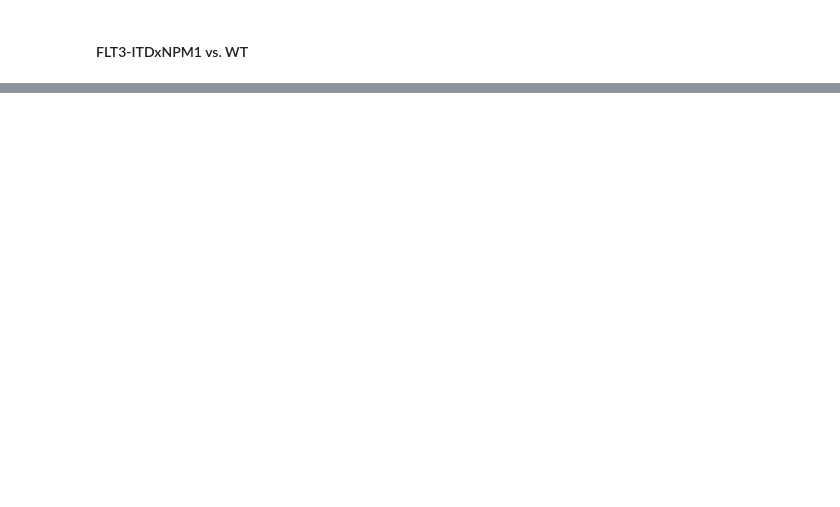
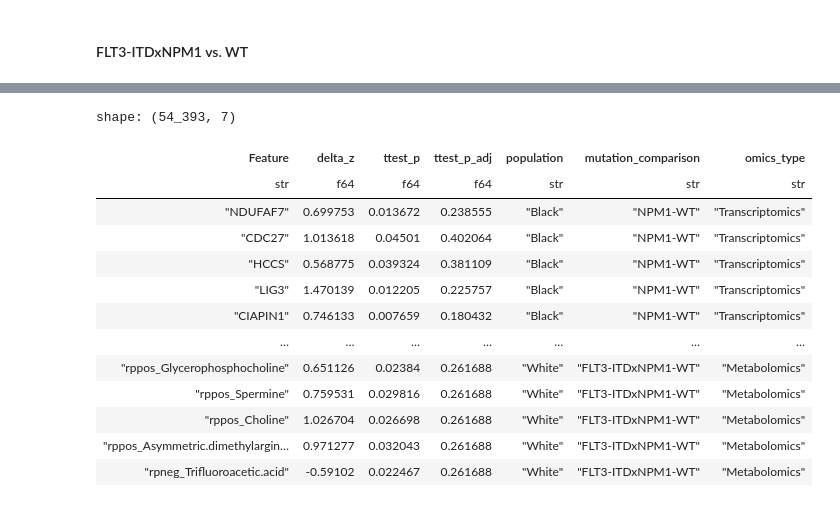
Before and after one commit to PNNL-CompBio/amlMultidrugResistance, a Jupyter notebook: aml_outcome_disparities/analysis/mutations/5_differential_expression.ipynb, the cells around one changed output, grey strips where cells are left out. Cells and saved outputs as stored; diff of their text form; code cells hidden in the pictures; blank space fills up the shorter version.

```diff
--- a/aml_outcome_disparities/analysis/mutations/5_differential_expression.ipynb
+++ b/aml_outcome_disparities/analysis/mutations/5_differential_expression.ipynb
@@ -55,0 +84,3 @@ GREY = "#454545"
+# %%
+with open(AUTH_TOKEN, "r") as atf:
+    SYN = synapseclient.login(authToken=atf.read())
@@ -66,12 +109,15 @@ def load_data_add_delta_z_and_ttest_p(
     loads a specified -omics block for a selected data subset,
     adds ∆z and t-test p-value columns for the comparison of mutant vs. WT samples
     """
+    print("=" * 20 + f"{subset_id=} {block=}" + "=" * 20)
     # load subset sample columns
-    with open(os.path.join(CACHE_DIR, f"{subset_id}_cols.pkl"), "rb") as pf:
-        wt_cols, mut_cols = pickle.load(pf)
+    with open(SYN.get(SUBSET_DATA_SYN_IDS[f"{subset_id}_wt-cols.txt"]).path, "r") as wtf:
+        wt_cols = wtf.read().split("\n")
+    with open(SYN.get(SUBSET_DATA_SYN_IDS[f"{subset_id}_mut-cols.txt"]).path, "r") as mutf:
+        mut_cols = mutf.read().split("\n")
 
     # load subset omics data
-    omics_subset = pl.read_ipc(os.path.join(CACHE_DIR, f"{subset_id}.arrow"))
+    omics_subset = pl.read_ipc(SYN.get(SUBSET_DATA_SYN_IDS[f"{subset_id}.arrow"]).path)
 
     # select out the block of interest, add columns, return
     return (
@@ -845,0 +908,35 @@ plt.close()
+# %%
+top_features = pl.concat([
+    (
+        top_up_and_down[(subset_id, omics_type)][direction]
+        .select(
+            "Feature",
+            "delta_z",
+            "ttest_p",
+            "ttest_p_adj"
+        )
+        .with_columns(
+            pl.lit({"B": "Black", "W": "White"}[subset_id.split("_", maxsplit=1)[0]]).alias("population"),
+            pl.lit(subset_id.split("_", maxsplit=1)[1]).alias("mutation_comparison"),
+            pl.lit(omics_type).alias("omics_type")
+        )
+    )
+    for (subset_id, omics_type) in top_up_and_down.keys()
+    for direction in ["up", "down"]
+])
+top_features
+# %% [output]
+shape: (54_393, 7)
+| Feature | delta_z | ttest_p | ttest_p_adj | population | mutation_comparison | omics_type |
+| str | f64 | f64 | f64 | str | str | str |
+| "NDUFAF7" | 0.699753 | 0.013672 | 0.238555 | "Black" | "NPM1-WT" | "Transcriptomics" |
+| "CDC27" | 1.013618 | 0.04501 | 0.402064 | "Black" | "NPM1-WT" | "Transcriptomics" |
+| "HCCS" | 0.568775 | 0.039324 | 0.381109 | "Black" | "NPM1-WT" | "Transcriptomics" |
+| "LIG3" | 1.470139 | 0.012205 | 0.225757 | "Black" | "NPM1-WT" | "Transcriptomics" |
+| "CIAPIN1" | 0.746133 | 0.007659 | 0.180432 | "Black" | "NPM1-WT" | "Transcriptomics" |
+| … | … | … | … | … | … | … |
+| "rppos_Glycerophosphocholine" | 0.651126 | 0.02384 | 0.261688 | "White" | "FLT3-ITDxNPM1-WT" | "Metabolomics" |
+| "rppos_Spermine" | 0.759531 | 0.029816 | 0.261688 | "White" | "FLT3-ITDxNPM1-WT" | "Metabolomics" |
+| "rppos_Choline" | 1.026704 | 0.026698 | 0.261688 | "White" | "FLT3-ITDxNPM1-WT" | "Metabolomics" |
+| "rppos_Asymmetric.dimethylargin… | 0.971277 | 0.032043 | 0.261688 | "White" | "FLT3-ITDxNPM1-WT" | "Metabolomics" |
+| "rpneg_Trifluoroacetic.acid" | -0.59102 | 0.022467 | 0.261688 | "White" | "FLT3-ITDxNPM1-WT" | "Metabolomics" |
```
Also changed, not shown: parts of 15 cells of this notebook, 6 other files.
